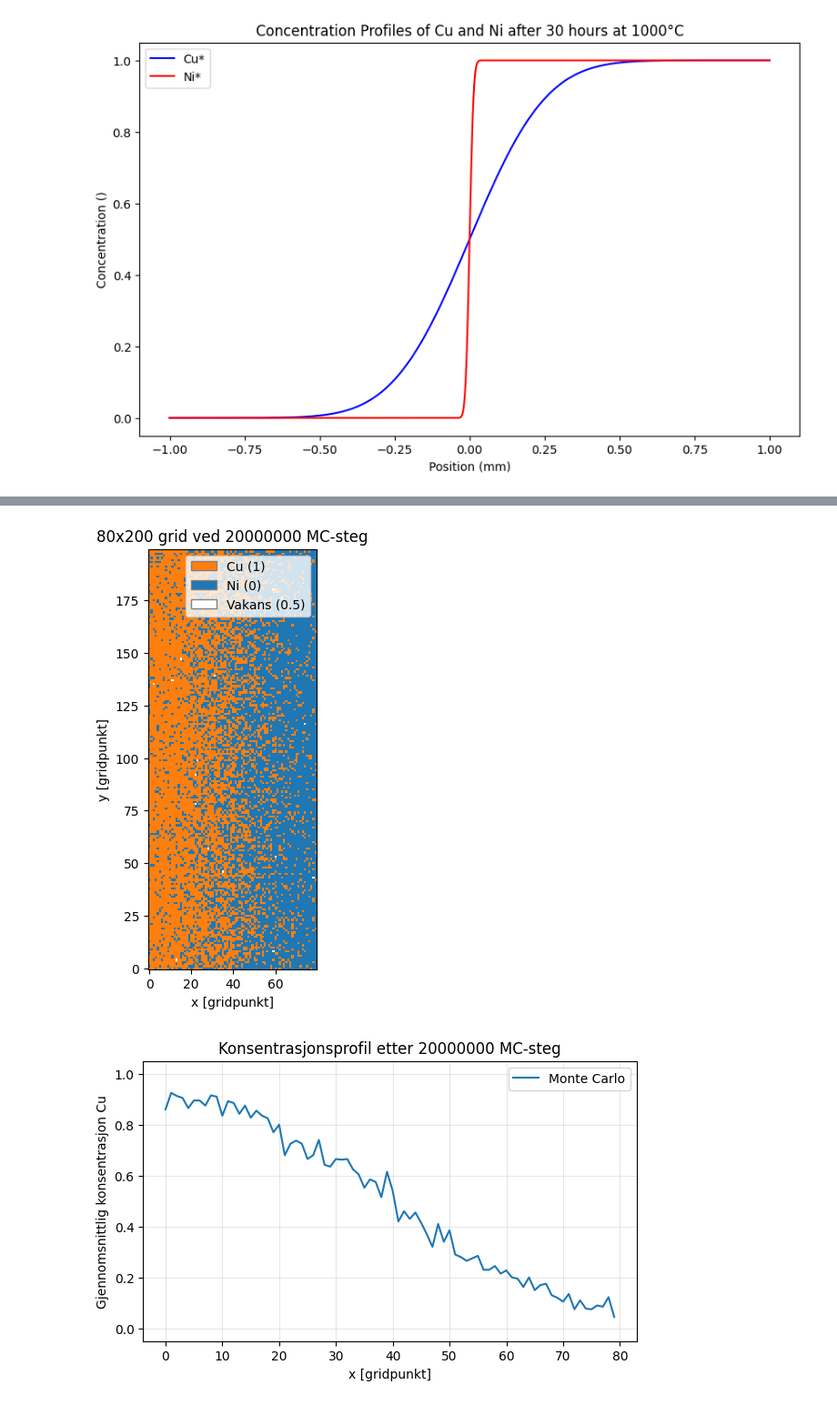
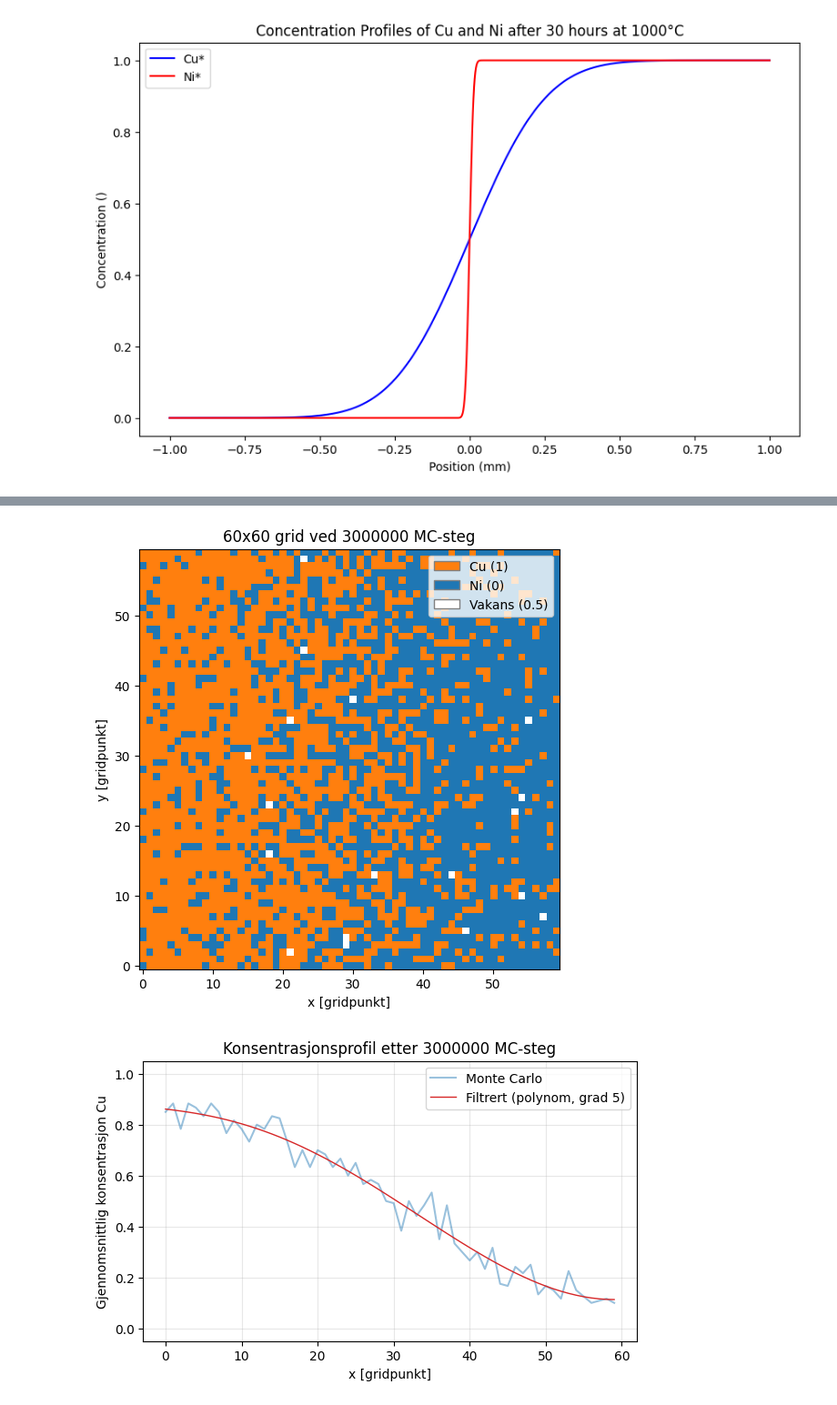
Before and after one commit to hedkjel/TMA4260-Project1, a Jupyter notebook: Isak prosjekt 1.ipynb, the cells around one changed output, grey strips where cells are left out. Shown: that part at 91% size. Cells and saved outputs as stored; diff of their text form; code cells hidden in the pictures.

```diff
--- a/Isak prosjekt 1.ipynb
+++ b/Isak prosjekt 1.ipynb
@@ -308,9 +324,9 @@ plt.show()
 #Monte carlo tilnærming for å finne ficks første lov gjennom vakanser
 
 #----------- Parametere -----------------
-x_grid = 80
-y_grid = 200
-Monte_carlo_steg = 2e7
+x_grid = 60
+y_grid = 60
+Monte_carlo_steg = 1e6*3
 volum_vakans = 0.5 # prosent
 
 Monte_carlo_steg = int(Monte_carlo_steg)
@@ -349,36 +365,38 @@ def Monte_carlo_diff(Grid, MC):
 
 Grid = Monte_carlo_diff(Grid, Monte_carlo_steg)
 
 # ---------------------- Plotting ----------------------
 from matplotlib.colors import ListedColormap, BoundaryNorm
 from matplotlib.patches import Patch
 
-# 0 = Ni (blaa), 0.5 = vakans (hvit), 1 = Cu (oransje)
 farger = ListedColormap(['tab:blue', 'white', 'tab:orange'])
-# grensene legges mellom verdiene, saa hver verdi faar sin egen farge
 norm = BoundaryNorm([-0.25, 0.25, 0.75, 1.25], farger.N)
-
 plt.figure(figsize=(6, 6))
 plt.imshow(Grid.T, cmap=farger, norm=norm, origin='lower', interpolation='nearest')
 plt.xlabel('x [gridpunkt]')
 plt.ylabel('y [gridpunkt]')
 plt.title(f'{x_grid}x{y_grid} grid ved {Monte_carlo_steg} MC-steg')
 plt.legend(handles=[Patch(facecolor='tab:orange', edgecolor='grey', label='Cu (1)'),Patch(facecolor='tab:blue', edgecolor='grey', label='Ni (0)'),Patch(facecolor='white', edgecolor='grey', label='Vakans (0.5)')],loc='upper right')
 plt.show()
 
 #------------- Gjennomsnittskonsentrasjon per x-posisjon --------
 # snittet over alle y for hver x, dvs. np.mean(Grid[i,:]) for i = 0..x_grid-1
 snitt = Grid.mean(axis=1)
 
+# Filtrering: minste kvadraters tilpasning av ett polynom over hele profilen.
+grad = 5
+snitt_glattet = np.polyval(np.polyfit(np.arange(x_grid), snitt, grad), np.arange(x_grid))
+
 plt.figure(figsize=(7, 4))
-plt.plot(np.arange(x_grid), snitt, label='Monte Carlo')
+plt.plot(np.arange(x_grid), snitt, '-', ms=3, alpha=0.45, label='Monte Carlo')
+plt.plot(np.arange(x_grid), snitt_glattet, '-', lw=1, color='tab:red', label=f'Filtrert (polynom, grad {grad})')
 plt.xlabel('x [gridpunkt]')
 plt.ylabel('Gjennomsnittlig konsentrasjon Cu')
 plt.title(f'Konsentrasjonsprofil etter {Monte_carlo_steg} MC-steg')
 plt.ylim(-0.05, 1.05)
 plt.grid(alpha=0.3)
 plt.legend()
 plt.show()
 # %% [output]
-[figure, old version]
+[figure, new version]
-[figure, old version]
+[figure, new version]
```
Also changed, not shown: parts of 3 cells of this notebook.
